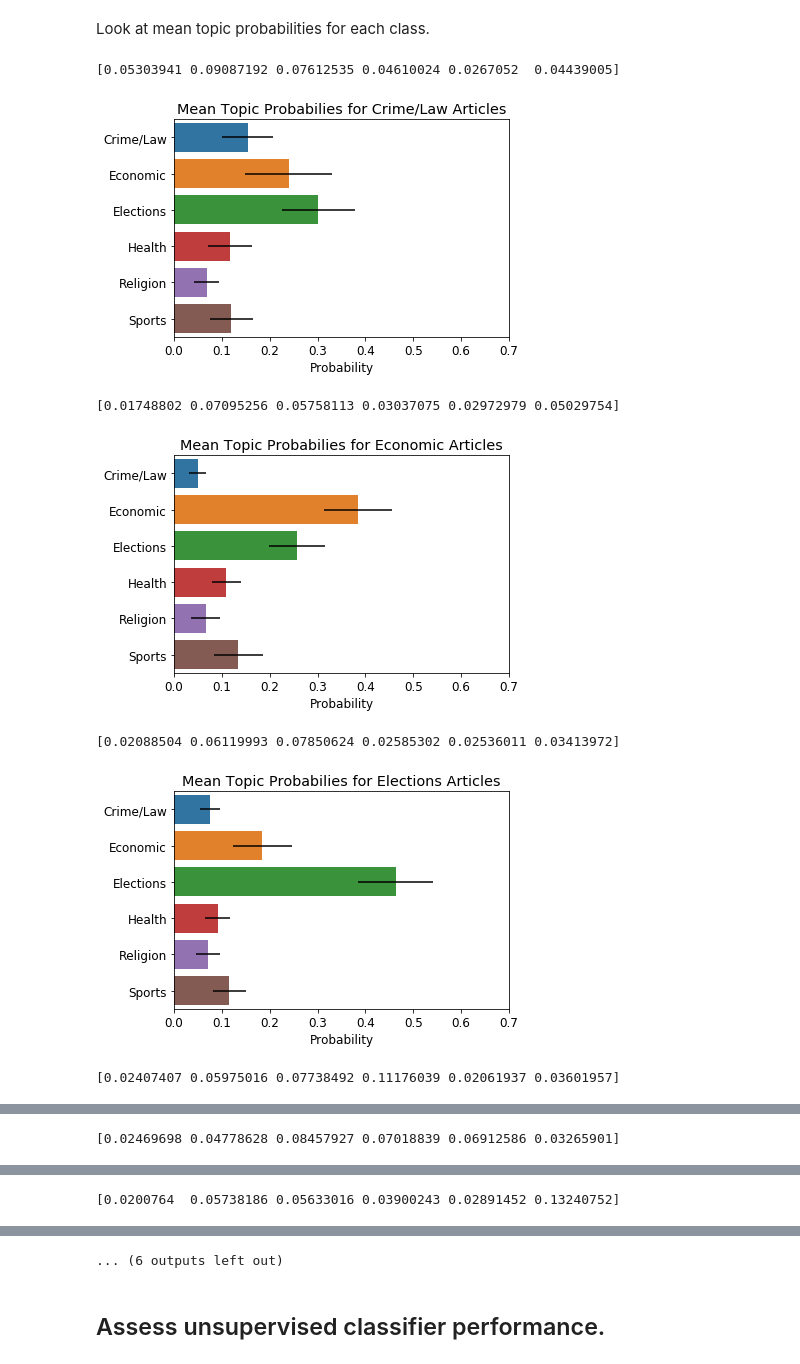
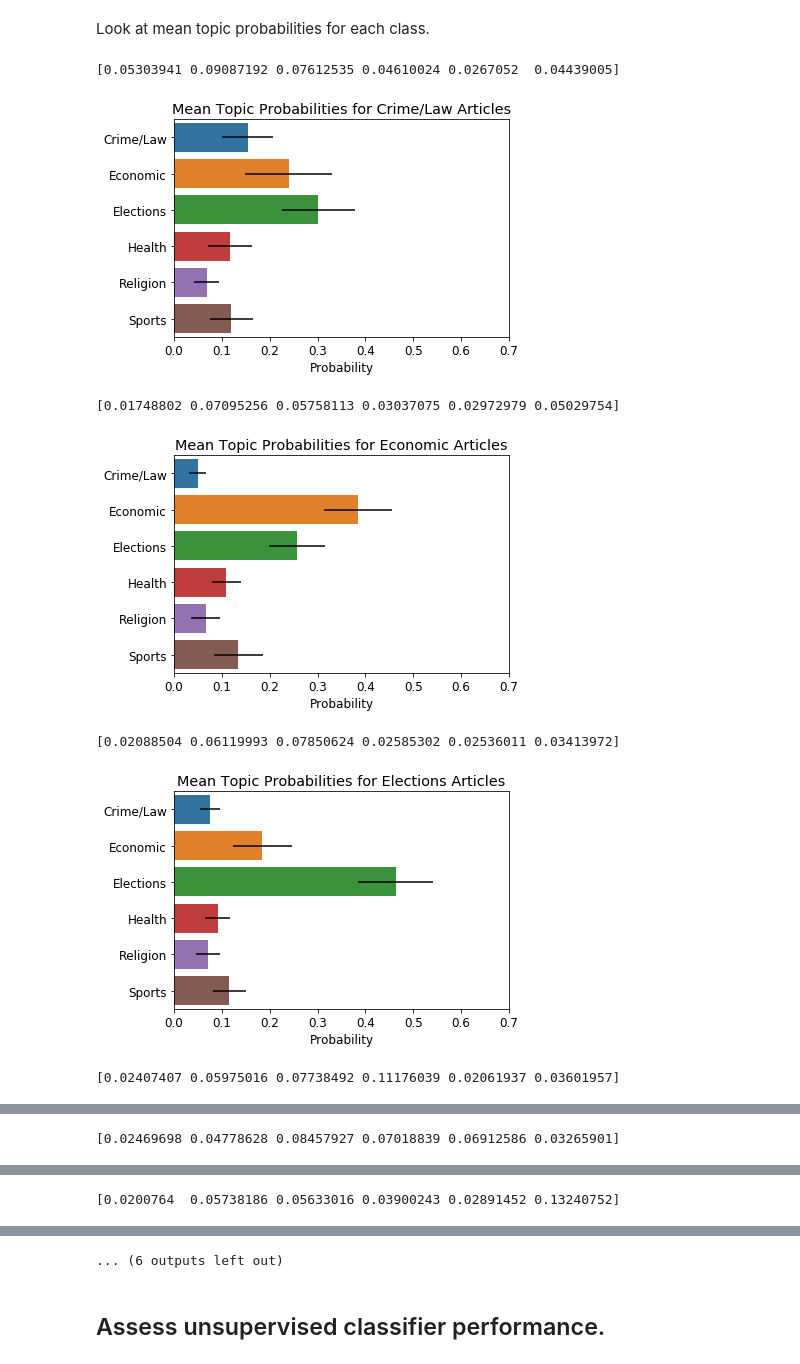
Before and after one commit to dscook/topic-classification-with-kbs, a Jupyter notebook: rcv1/knowledge_base.ipynb, the cells around one changed output, grey strips where cells are left out. Drawn from its saved outputs; the diff is of its cells as text; code cells hidden in the pictures.

```diff
--- a/rcv1/knowledge_base.ipynb
+++ b/rcv1/knowledge_base.ipynb
@@ -126,37 +126,37 @@ for index, topic_code in int_to_topic_code.items():
     print(prob_std)
 
     plt.figure()
-    plt.title('Mean Topic Probabilies for {} Articles'.format(topic_code_to_topic_dict[topic_code]))
+    plt.title('Mean Topic Probabilities for {} Articles'.format(topic_code_to_topic_dict[topic_code]))
     plt.xlabel('Probability')
     plt.xlim(0.0, 0.7)
     sns.barplot(x=prob_mean, y=list(topic_code_to_topic_dict.values()), xerr=prob_std)
     plt.savefig('topic_prob_{}.pdf'.format(topic_code_to_topic_dict[topic_code].replace('/', '_')), bbox_inches='tight')
     plt.show()
 
 # Plot graph of mean topic probabilities for each topic class
 for index, topic_code in int_to_topic_code.items():
     prob_mean = np.mean(kb_predictor.last_class_probabilities[train_y == index], axis=0)
     prob_std = np.std(kb_predictor.last_class_probabilities[train_y == index], axis=0)
 
     plt.figure()
     plt.title('Standardised Value for {} Articles'.format(topic_code_to_topic_dict[topic_code]))
     plt.xlabel('Standardised Value')
     plt.xlim(-2.5, 2.5)
 
     #sns.barplot(x=((prob_mean-np.mean(prob_means, axis=0))/np.std(prob_means, axis=0)),
     #               y=list(topic_code_to_topic_dict.values()))
 
     sns.barplot(x=((prob_mean-np.mean(kb_predictor.last_class_probabilities, axis=0))
                     /np.std(kb_predictor.last_class_probabilities, axis=0, ddof=1)),
                 y=list(topic_code_to_topic_dict.values()))
 
     plt.savefig('standardised_{}.pdf'.format(topic_code_to_topic_dict[topic_code].replace('/', '_')), bbox_inches='tight')
     plt.show()
 # %% [output]
 [0.05303941 0.09087192 0.07612535 0.04610024 0.0267052  0.04439005]
-[figure, old version]
+[figure, new version]
 [0.01748802 0.07095256 0.05758113 0.03037075 0.02972979 0.05029754]
-[figure, old version]
+[figure, new version]
 [0.02088504 0.06119993 0.07850624 0.02585302 0.02536011 0.03413972]
-[figure, old version]
+[figure, new version]
 [0.02407407 0.05975016 0.07738492 0.11176039 0.02061937 0.03601957]
```
Also changed, not shown: parts of 2 cells of this notebook, 3 other files.
